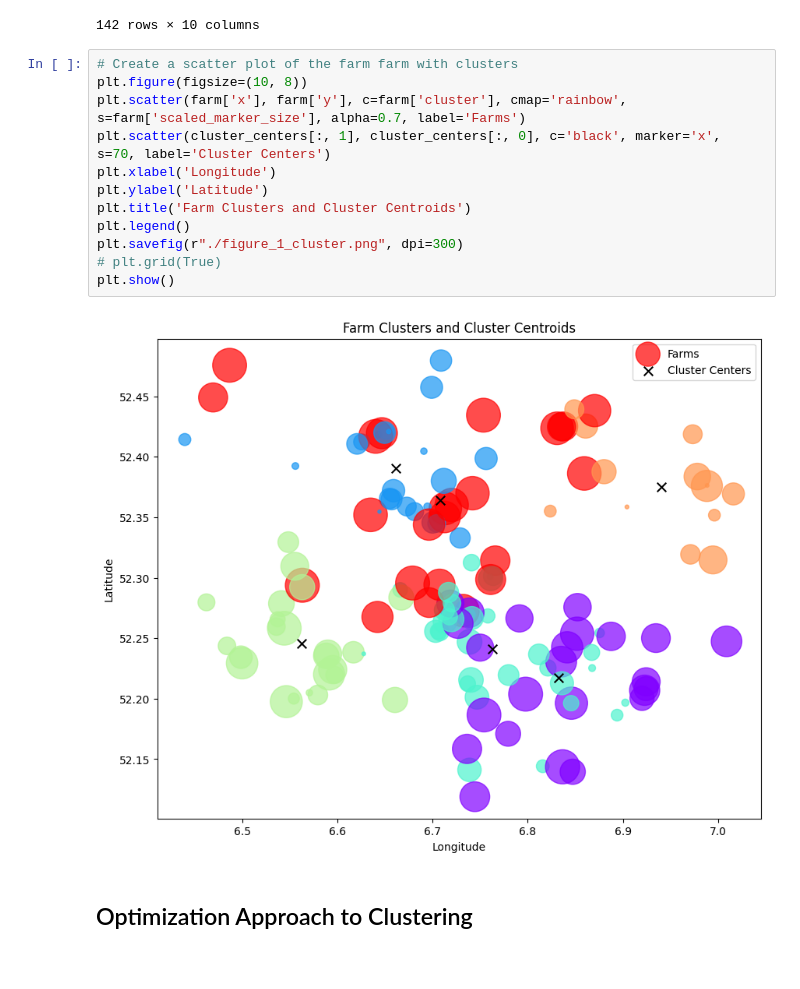
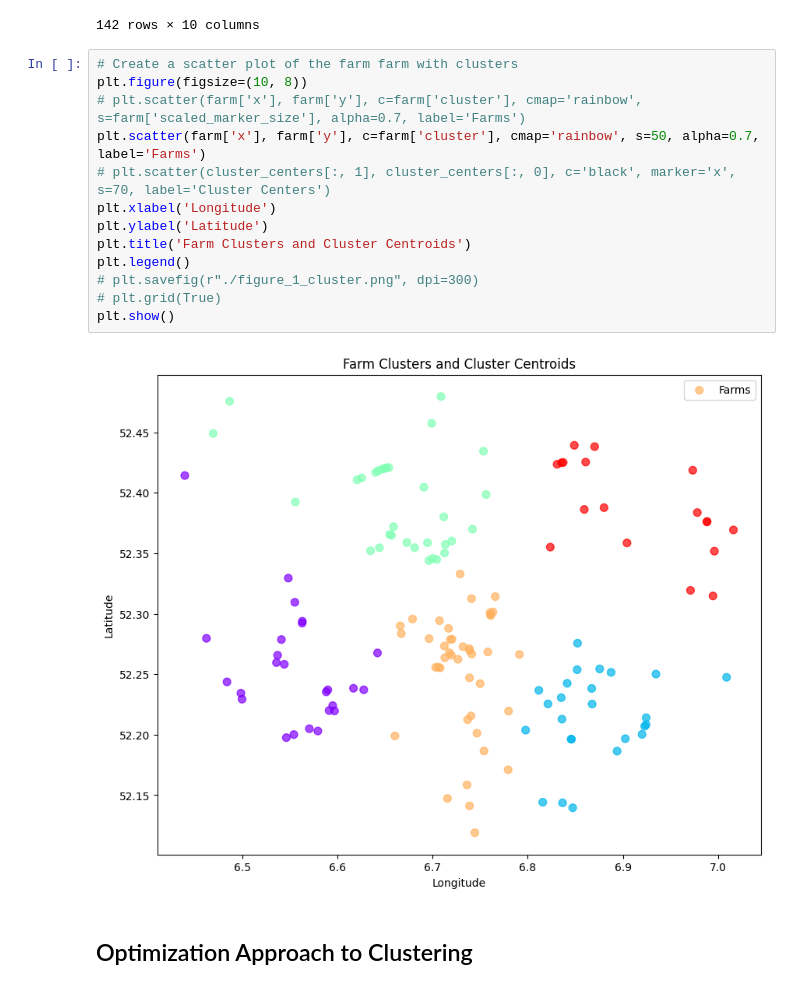
Before and after one commit to springonions-87/bioze_digital_mapping_tool, a Jupyter notebook: clustering/test_cluster.ipynb, the cells around one changed output. Drawn from its saved outputs; the diff is of its cells as text.

```diff
--- a/clustering/test_cluster.ipynb
+++ b/clustering/test_cluster.ipynb
@@ -238,17 +238,18 @@ farm
 # %%
 # Create a scatter plot of the farm farm with clusters
 plt.figure(figsize=(10, 8))
-plt.scatter(farm['x'], farm['y'], c=farm['cluster'], cmap='rainbow', s=farm['scaled_marker_size'], alpha=0.7, label='Farms')
-plt.scatter(cluster_centers[:, 1], cluster_centers[:, 0], c='black', marker='x', s=70, label='Cluster Centers')
+# plt.scatter(farm['x'], farm['y'], c=farm['cluster'], cmap='rainbow', s=farm['scaled_marker_size'], alpha=0.7, label='Farms')
+plt.scatter(farm['x'], farm['y'], c=farm['cluster'], cmap='rainbow', s=50, alpha=0.7, label='Farms')
+# plt.scatter(cluster_centers[:, 1], cluster_centers[:, 0], c='black', marker='x', s=70, label='Cluster Centers')
 plt.xlabel('Longitude')
 plt.ylabel('Latitude')
 plt.title('Farm Clusters and Cluster Centroids')
 plt.legend()
-plt.savefig(r"./figure_1_cluster.png", dpi=300)
+# plt.savefig(r"./figure_1_cluster.png", dpi=300)
 # plt.grid(True)
 plt.show()
 # %% [output]
-[figure, old version]
+[figure, new version]
 # %% [markdown]
 ## Optimization Approach to Clustering
 # %%
```
Also changed, not shown: 3 other files.
